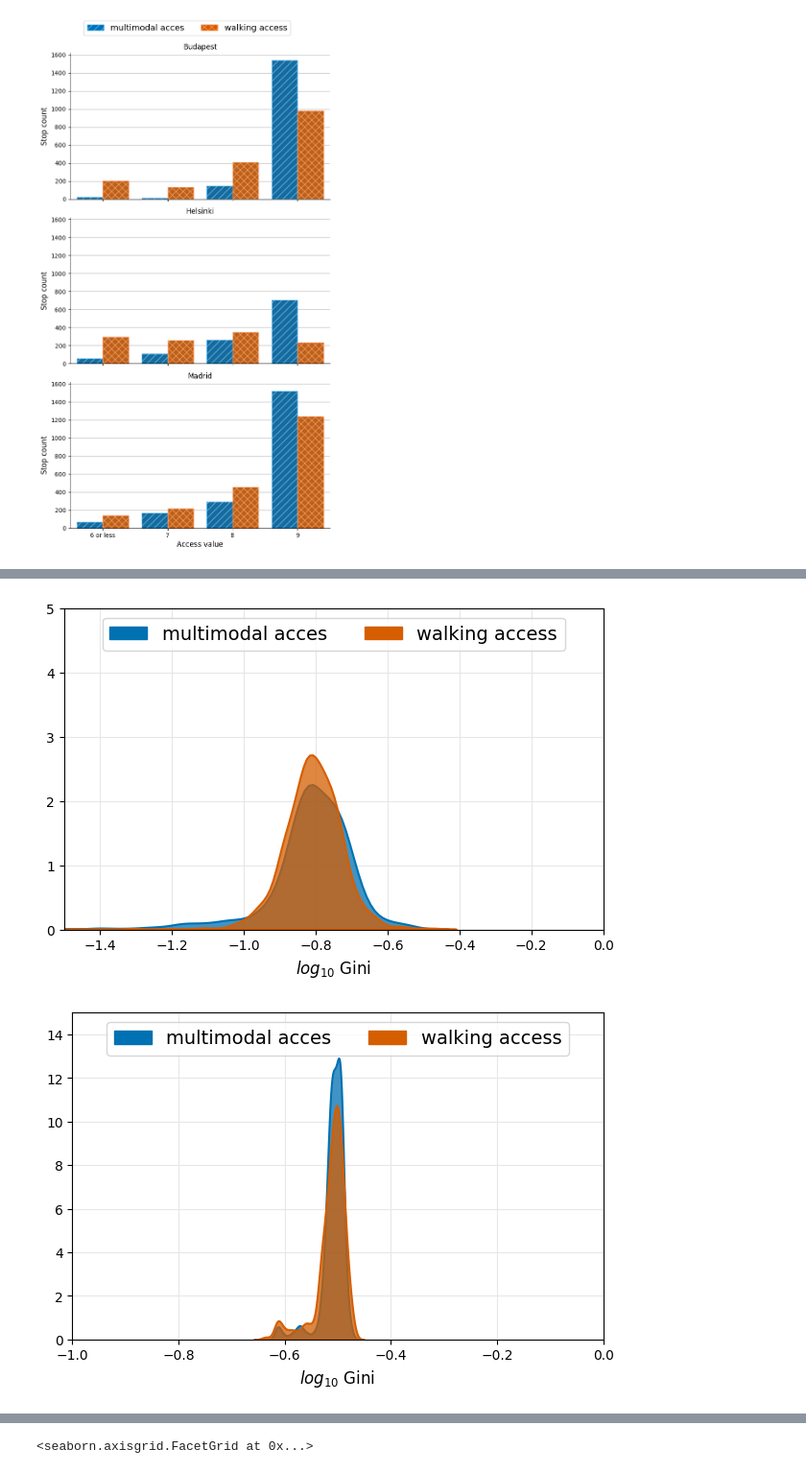
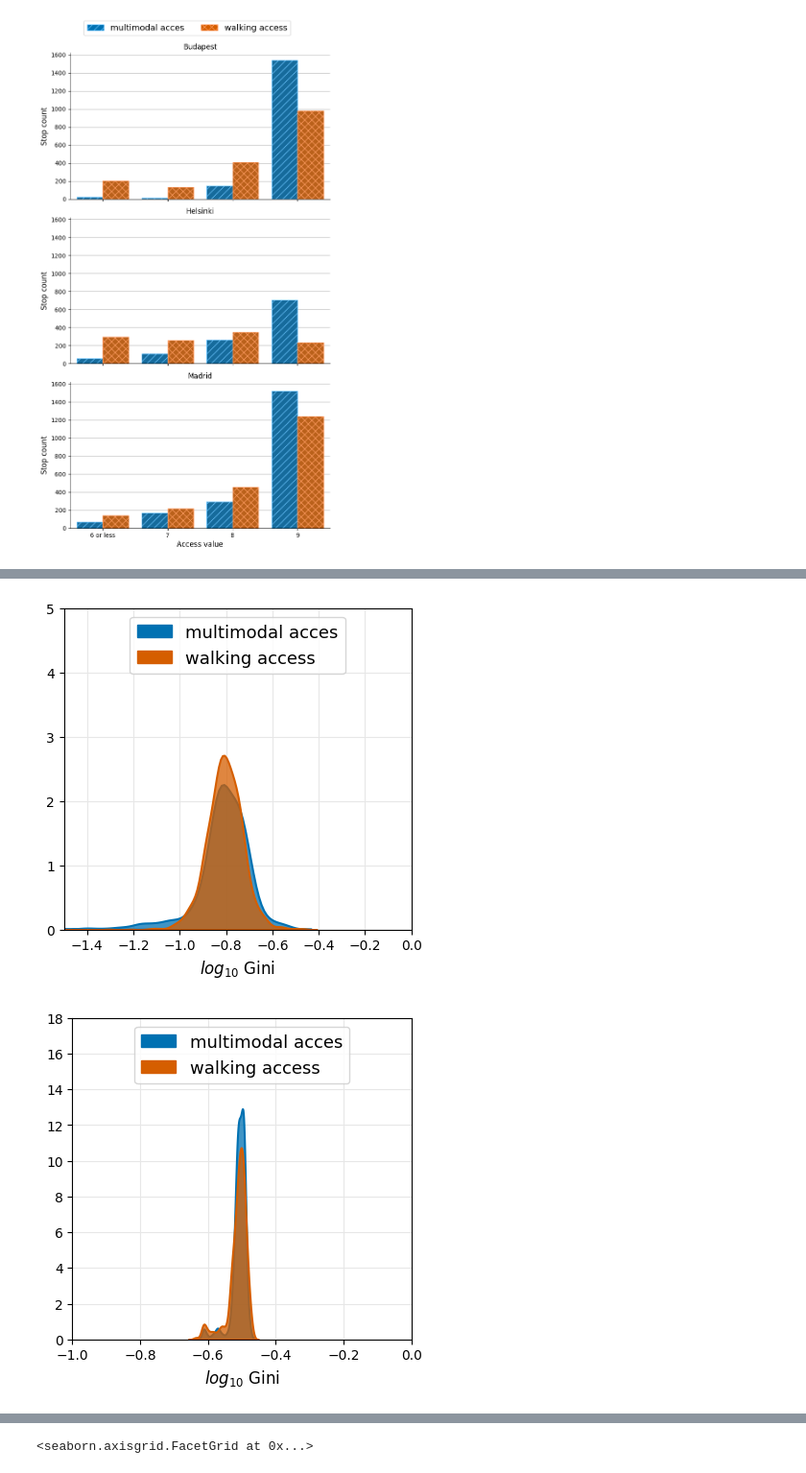
Before and after one commit to ANETILab/public_transport_in_the_15minute_city, a Jupyter notebook: notebooks/plot_accessibility_distribution.ipynb, the cells around one changed output, grey strips where cells are left out. Shown at 96% size. Cells and saved outputs as stored; diff of their text form; code cells hidden in the pictures.

```diff
--- a/notebooks/plot_accessibility_distribution.ipynb
+++ b/notebooks/plot_accessibility_distribution.ipynb
@@ -154,5 +220,7 @@ for i in ["png", "svg", "pdf"]:
 # %%
-def prepare_gini_for_plotting(cities: list[pd.DataFrame], labels: list[str]) -> pd.DataFrame:
+def prepare_gini_for_plotting(
+    cities: list[pd.DataFrame], labels: list[str]
+) -> pd.DataFrame:
     result = pd.DataFrame()
     for t in ["multimodal", "walk15"]:
         for d, label in zip(cities, labels):
@@ -174,24 +258,28 @@ mmm = prepare_gini_for_plotting([
     labels=["Budapest (experienced)", "Budapest", "Helsinki", "Madrid"],
 )
 # %%
-def plot_gini_distribution(data: pd.DataFrame, city: str) -> tuple[plt.Figure, plt.Axes]:
-    fig, ax = plt.subplots(layout="constrained", figsize=(6, 4))
+def plot_gini_distribution(
+    data: pd.DataFrame, city: str, figsize: tuple[float, float]
+) -> tuple[plt.Figure, plt.Axes]:
+    fig, ax = plt.subplots(layout="constrained", figsize=figsize)
     sns.kdeplot(
         data=data[data["city"] == city].reset_index(drop=True),
         x="gini",
         hue="type",
-        hue_order=[ "walk15", "multimodal"],
+        hue_order=["walk15", "multimodal"],
         palette=["#d55e00", "#0071b2"],
         clip_on=True,
         fill=True,
-        alpha=0.75, linewidth=1.5, legend=True,
+        alpha=0.75,
+        linewidth=1.5,
+        legend=True,
         ax=ax,
     )
     elements = [
         Patch(color="#0071b2", label="multimodal acces"),
-        Patch(color="#d55e00", label="walking access")
+        Patch(color="#d55e00", label="walking access"),
     ]
-    ax.legend(handles=elements, ncols=2, loc="upper center", fontsize=14)
+    ax.legend(handles=elements, ncols=1, loc="upper center", fontsize=13)
     ax.set_axisbelow(True)
     ax.grid(color="#e7e7e7")
 
@@ -199,9 +287,12 @@ def plot_gini_distribution(data: pd.DataFrame, city: str) -> tuple[plt.Figure, p
     _ = ax.set_xlabel("$log_{10}$ Gini", fontsize=12)
     return fig, ax
 # %%
-fig, ax = plot_gini_distribution(mmm, "Budapest (experienced)")
+fig, ax = plot_gini_distribution(mmm, "Budapest (experienced)", figsize=(4, 4))
 ax.set_xlim([-1.5, -0])
 _ = ax.set_ylim(top=5)
 for i in ["png", "svg", "pdf"]:
-    fig.savefig(f"../output/figures/gini_distribution_budapest_exp.{i}", metadata=config["metadata"][i])
+    fig.savefig(
+        f"../output/figures/gini_distribution_budapest_exp.{i}",
+        metadata=config["metadata"][i],
+    )
 # %% [output]
@@ -209,17 +300,23 @@ for i in ["png", "svg", "pdf"]:
 # %%
-fig, ax = plot_gini_distribution(mmm, "Budapest")
+fig, ax = plot_gini_distribution(mmm, "Budapest", figsize=(4, 4))
 ax.set_xlim([-1.5, -0])
 _ = ax.set_ylim(top=5)
 for i in ["png", "svg", "pdf"]:
-    fig.savefig(f"../output/figures/gini_distribution_budapest.{i}", metadata=config["metadata"][i])
+    fig.savefig(
+        f"../output/figures/gini_distribution_budapest.{i}",
+        metadata=config["metadata"][i],
+    )
 # %% [output]
-[figure, old version]
+[figure, new version]
 # %%
-fig, ax = plot_gini_distribution(mmm, "Helsinki")
-ax.set_xlim([-1, -0])
-_ = ax.set_ylim(top=15)
+fig, ax = plot_gini_distribution(mmm, "Helsinki", figsize=(4, 4))
+ax.set_xlim([-1, 0])
+_ = ax.set_ylim(top=18)
 for i in ["png", "svg", "pdf"]:
-    fig.savefig(f"../output/figures/gini_distribution_helsinki.{i}", metadata=config["metadata"][i])
+    fig.savefig(
+        f"../output/figures/gini_distribution_helsinki.{i}",
+        metadata=config["metadata"][i],
+    )
 # %% [output]
-[figure, old version]
+[figure, new version]
 # %%
```
Also changed, not shown: parts of 14 cells of this notebook, 1 other file.
